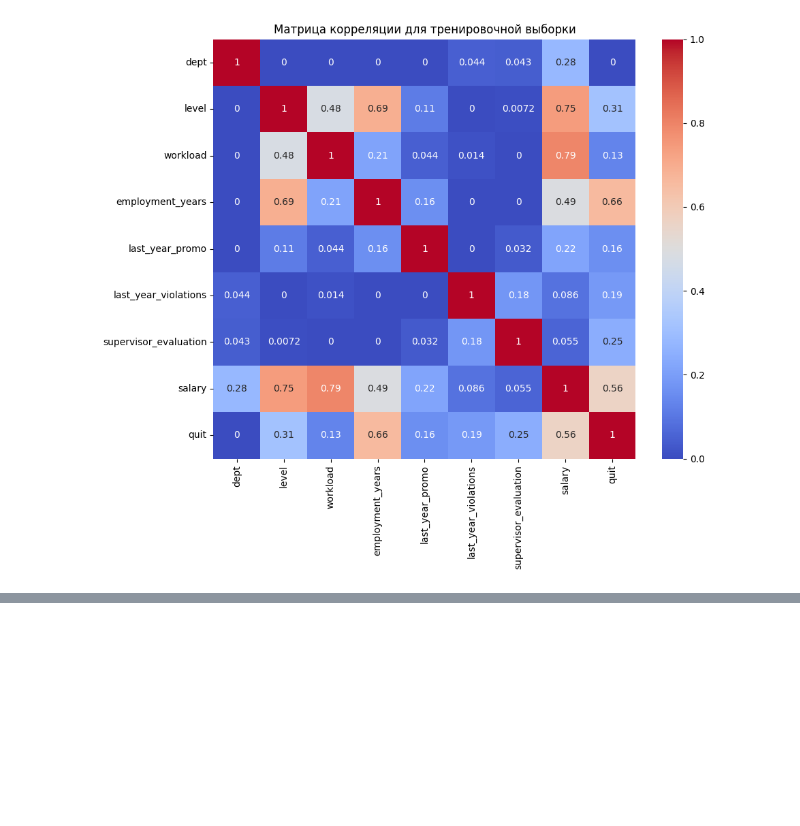
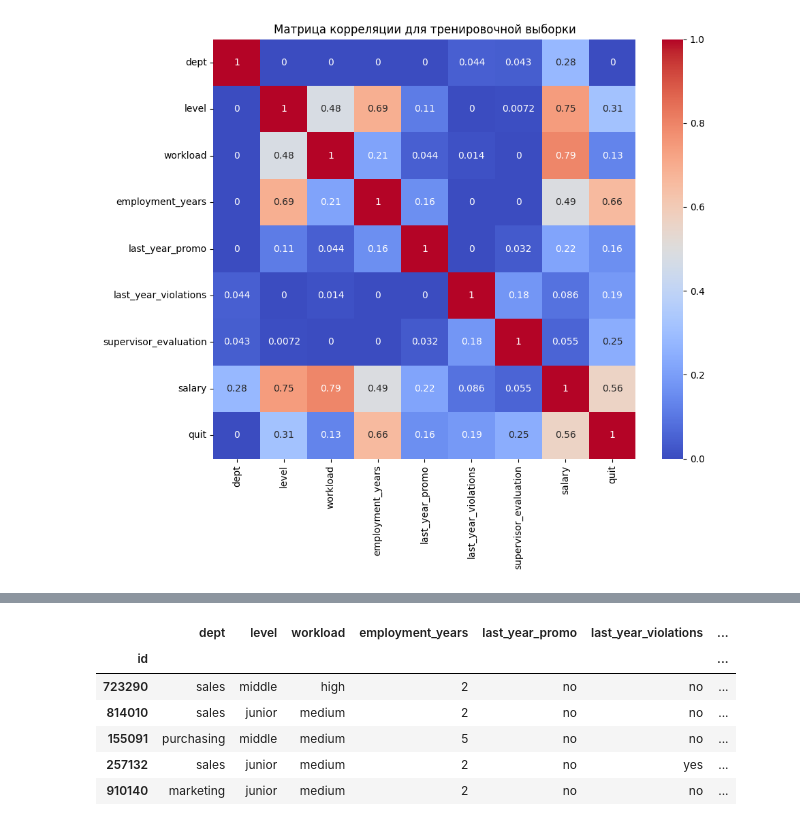
Before and after one commit to anthonypotekhin/studying, a Jupyter notebook: yandex_practicum/9_compilation_proj_2/comp_project_2.ipynb, the cells around one changed output, grey strips where cells are left out. Cells and saved outputs as stored; diff of their text form; code cells hidden in the pictures; blank space fills up the shorter version.

```diff
--- a/yandex_practicum/9_compilation_proj_2/comp_project_2.ipynb
+++ b/yandex_practicum/9_compilation_proj_2/comp_project_2.ipynb
@@ -1074,0 +1098,10 @@ plt.show()
+# %%
+train_quit_df.head()
+# %% [output]
+|  | dept | level | workload | employment_years | last_year_promo | last_year_violations | ... |
+| id |  |  |  |  |  |  | ... |
+| 723290 | sales | middle | high | 2 | no | no | ... |
+| 814010 | sales | junior | medium | 2 | no | no | ... |
+| 155091 | purchasing | middle | medium | 5 | no | no | ... |
+| 257132 | sales | junior | medium | 2 | no | yes | ... |
+| 910140 | marketing | junior | medium | 2 | no | no | ... |
```
Also changed, not shown: parts of 14 cells of this notebook, 2 other files.
